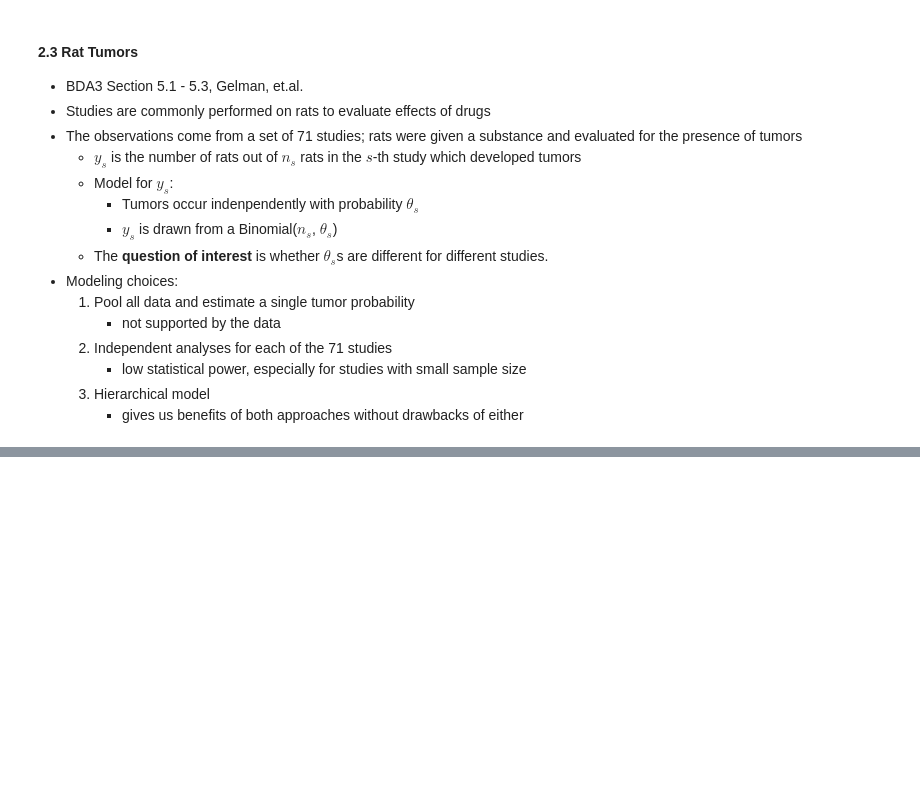
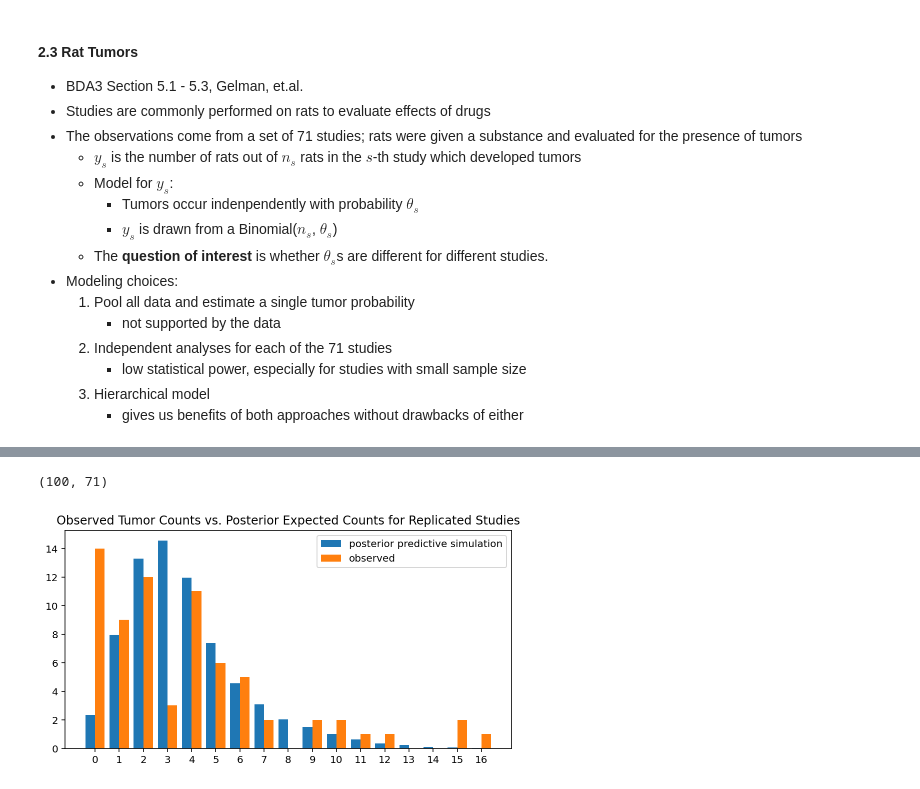
Before and after one commit to yongduek/lectures, a Jupyter notebook: esda/data_nbs/Hierarchical_Binomial_Rat_Tumor_example.ipynb, the cells around one changed output, grey strips where cells are left out. Drawn from its saved outputs; the diff is of its cells as text; code cells hidden in the pictures; blank space fills up the shorter version.

```diff
--- a/esda/data_nbs/Hierarchical_Binomial_Rat_Tumor_example.ipynb
+++ b/esda/data_nbs/Hierarchical_Binomial_Rat_Tumor_example.ipynb
@@ -152,0 +224,34 @@ for yi, ni in zip(y, n):
+# %%
+# Posterior predictive evaluation
+# We repeat the study 100 times; that is 100 simulations and make average
+def study():
+    klist = []
+    for ys, ns in zip(y, n):
+    #     print(ns)
+        # define posterior predictive distribution
+        ppd = stats.betabinom(n=ns, a=astar, b=bstar)
+        # generate k, the number of tumor cases
+        k = ppd.rvs()  # instead, we may generate 100 rvs at once, which should be much faster
+        klist.append(k)
+    return np.array(klist)
+#
+n_simul = 100
+karray = np.array([ study() for _ in range(n_simul) ] ); karray.shape
+# %% [output]
+(100, 71)
+# %%
+plt.figure(figsize=(8,4))
+width = .4  # for bar graph
+
+kcnt, kvals = np.histogram(karray.ravel(), bins=range(18))
+kavg = kcnt / 100.
+plt.bar(kvals[:-1] - width/2, kavg, width=width, label='posterior predictive simulation')
+
+cnt, kvals = np.histogram(y, bins=range(18))
+plt.bar(kvals[:-1] + width/2, cnt, width=width, label='observed')
+
+plt.legend()
+plt.title('Observed Tumor Counts vs. Posterior Expected Counts for Replicated Studies')
+plt.xticks(range(17));
+# %% [output]
+[figure, added]
```
Also changed, not shown: parts of 6 cells of this notebook.
